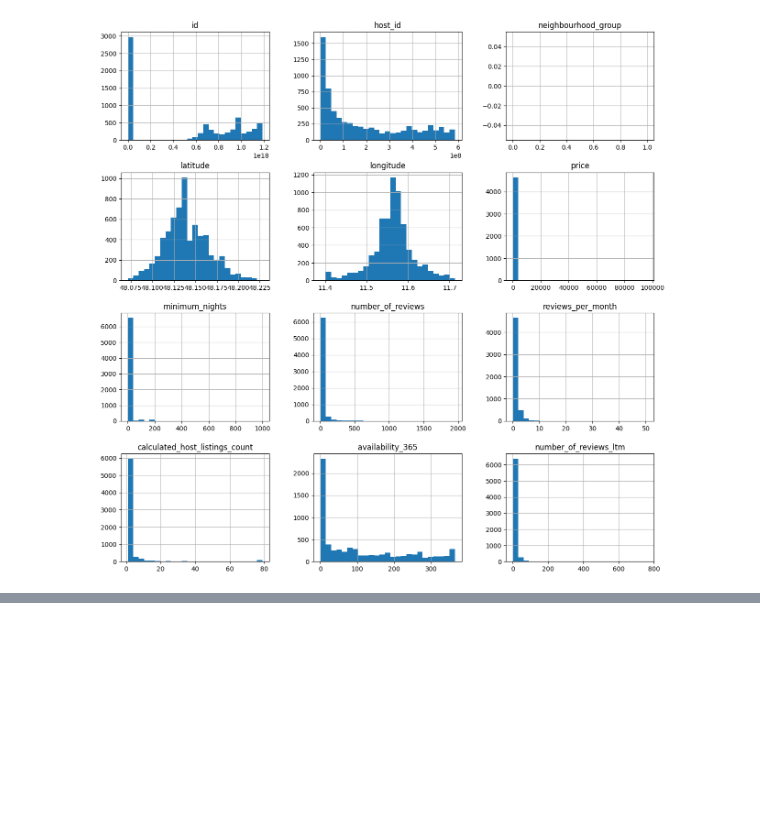
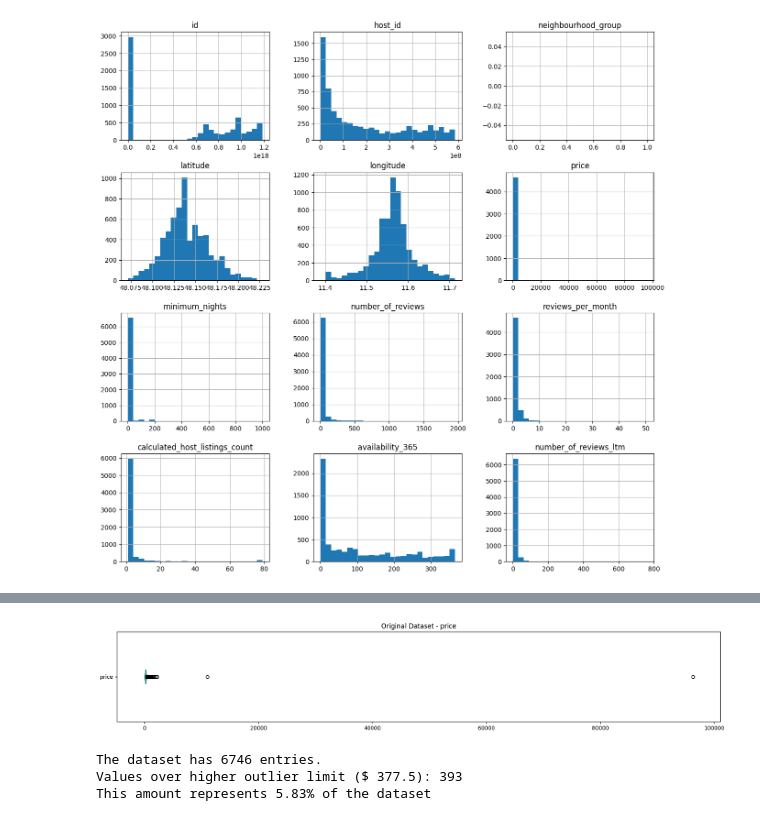
Before and after one commit to hugomaestri/data_science, a Jupyter notebook: 0-Airbnb_data_analysis.ipynb, the cells around one changed output, grey strips where cells are left out. Saved outputs shown, nothing was run; the diff lists cells and outputs as text; code cells hidden in the pictures; blank space fills up the shorter version.

Commit message:
Continuation of the dataset analysis - items 5 to 7

```diff
--- a/0-Airbnb_data_analysis.ipynb
+++ b/0-Airbnb_data_analysis.ipynb
@@ -117,0 +136,27 @@ df.hist(bins=25,figsize=(15,15));
+# %%
+# boxplot for price
+fig, ax = plt.subplots()
+df["price"].plot(kind="box",vert=False, figsize=(20,3))
+ax.set_title("Original Dataset - price")
+plt.show()
+
+# inter quantile range for price
+q1_price = df["price"].quantile(0.25)
+q3_price = df["price"].quantile(0.75)
+IQR_price = q3_price - q1_price
+
+# limits value to classify outliers
+higher_outlier_limit_price = q3_price + 1.5 * IQR_price
+lower_outlier_limit_price = q1_price - 1.5 * IQR_price
+
+total_price_outliers = len(df[df["price"] > higher_outlier_limit_price])
+percentual_price_outliers = total_price_outliers / df.shape[0] * 100
+
+print(f"The dataset has {df.shape[0]} entries.")
+print(f"Values over higher outlier limit ($ {higher_outlier_limit_price}): {total_price_outliers}")
+print(f"This amount represents {percentual_price_outliers:.2f}% of the dataset")
+# %% [output]
+[figure, added]
+The dataset has 6746 entries.
+Values over higher outlier limit ($ 377.5): 393
+This amount represents 5.83% of the dataset
```
Also changed, not shown: parts of 13 cells of this notebook.
